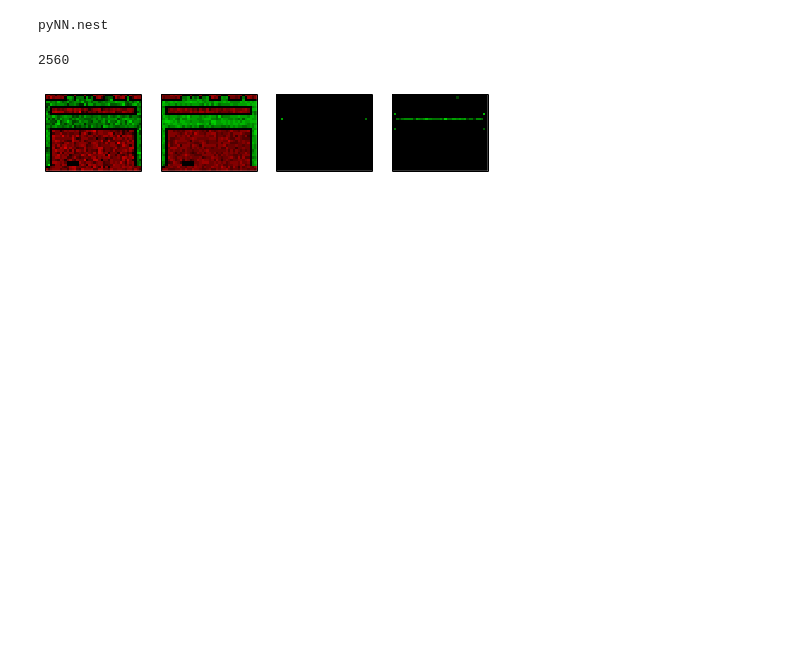
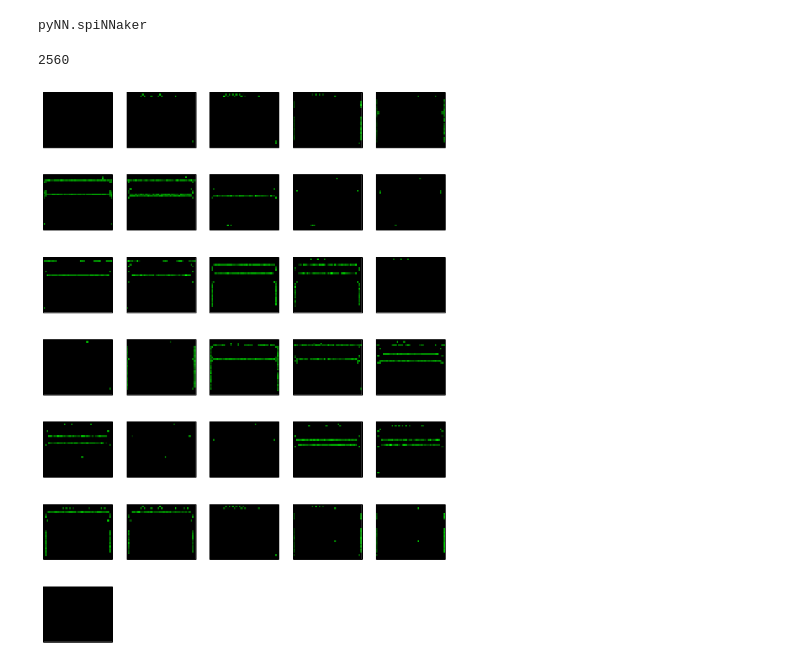
Before and after one commit to rjames91/play_vis, a Jupyter notebook: test_LGN.ipynb, the cells around one changed output. Saved outputs shown, nothing was run; the diff lists cells and outputs as text; code cells hidden in the pictures; blank space fills up the shorter version.

```diff
--- a/test_LGN.ipynb
+++ b/test_LGN.ipynb
@@ -19,8 +19,8 @@ from vision.retina import Retina, dvs_modes, MERGED
 from vision.lgn import LGN
 from vision.spike_tools.pattern import pattern_generator as pat_gen
 
-from pyNN import nest as sim
-# from pyNN import spiNNaker as sim
+# from pyNN import nest as sim
+from pyNN import spiNNaker as sim
 
 print(sim.__name__)
 
@@ -33,8 +33,8 @@ def setup_cam_pop(sim, spike_array, img_w, img_h, w2s=1.6):
                'i_offset': 0.0,
                'tau_m': 10.0,
                'tau_refrac': 2.0,
-               'tau_syn_E': 1.,
-               'tau_syn_I': 1.,
+               'tau_syn_E': 2.,
+               'tau_syn_I': 2.,
                'v_reset': -70.0,
                'v_rest': -65.0,
                'v_thresh': -55.4
@@ -58,6 +58,7 @@ def setup_cam_pop(sim, spike_array, img_w, img_h, w2s=1.6):
             dmy_prjs.append(sim.Projection(dmy_pops[i], cam_pop,
                                            sim.FromListConnector(conn),
                                            target='excitatory'))
+
 
     return cam_pop, dmy_pops, dmy_prjs
 
@@ -90,13 +91,14 @@ def plot_out_spikes(on_spikes, off_spikes, img_w, img_h,
     plt.suptitle(title)
     plt.show()
 # %% [output]
-pyNN.nest
+pyNN.spiNNaker
 # %%
 # img_w, img_h = 160, 128
+# img_w, img_h = 80, 64
 img_w, img_h = 40, 32
 num_neurons = img_w*img_h*2
 fps = 30
-frames = 3
+frames = 30
 thresh = 25
 deg = 135
 dx = 1.
@@ -113,10 +115,12 @@ off_time_ms = 0
 start_time  = 10
 # %%
 # spikes_dir = './moving_bar_spikes/deg_%d___dx_%f'%(deg, dx)
+# spikes_dir = './breakout_emu_spikes'
+# spikes_dir = './breakout_emu_spikes_80'
 spikes_dir = './breakout_emu_spikes_40'
 spikes = pat_gen.img_spikes_from_to(spikes_dir, num_neurons, 0, 1,
                                     on_time_ms, off_time_ms,
-                                    start_time)
+                                    start_time, delete_before=50)
 
 print(len(spikes))
 def img_map(nrn_id, img_width, img_height):
@@ -128,32 +132,32 @@ def img_map(nrn_id, img_width, img_height):
     col = (nrn_id >> (rows_bits + 1)) & cols_mask
     row = (nrn_id >> 1) & rows_mask
     up_dn = nrn_id & 1
 
     return row, col, up_dn
 
 imgsU = imgs_in_T_from_spike_array(spikes, img_w, img_h,
                                    0, on_time_ms, ftime_ms,
                                    out_array=False, thresh=25,
                                    map_func=img_map)
 # imgsD = imgs_in_T_from_spike_array(spikes[1:2*img_w*img_h:2], img_w, img_h,
 #                                    0, on_time_ms, ftime_ms,
 #                                    out_array=False, thresh=25)
 num_imgs = len(imgsU)
 cols = 5
 rows = num_imgs//cols + 1
 figw = 2
 fig = plt.figure(figsize=(figw*cols, figw*rows))
 for i in range(num_imgs):
 #     out_img = np.zeros((img_h, img_w, 3), dtype=np.uint8)
 #     out_img[:, :, 1] = imgsU[i]
 #     out_img[:, :, 0] = imgsD[i]
     ax = plt.subplot(rows, cols, i+1)
 #     my_imshow(ax, out_img, cmap=None)
     my_imshow(ax, imgsU[i], cmap=None)
 # plot_spikes(spikes)
 plt.savefig("test_input.png", dpi=150)
 plt.show()
 # %% [output]
 2560
-[figure, old version]
+[figure, new version]
 # %%
```
Also changed, not shown: parts of 5 cells of this notebook, 14 other files.
